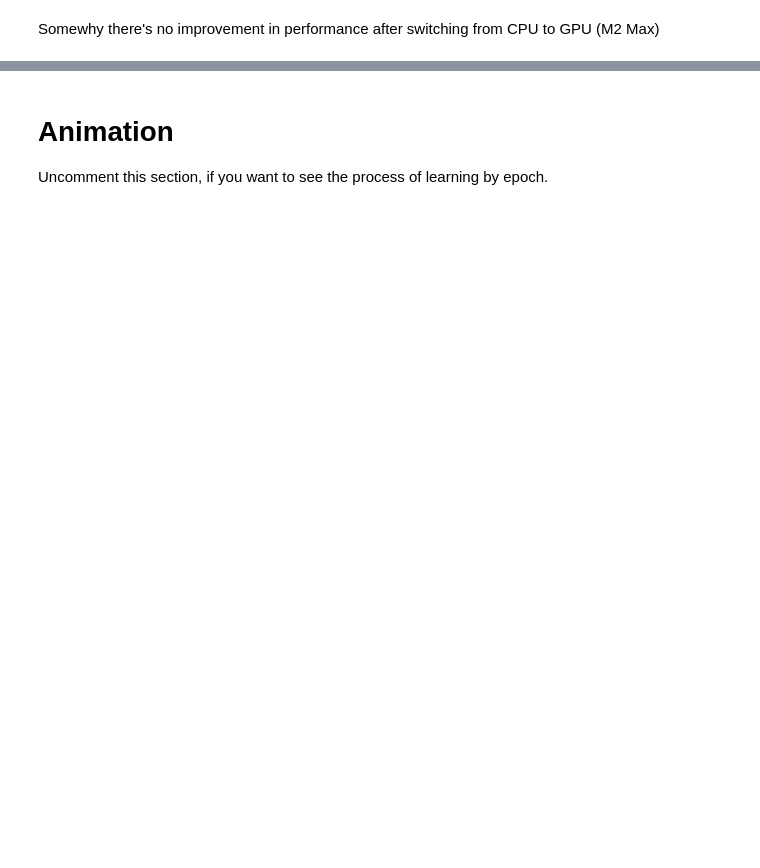
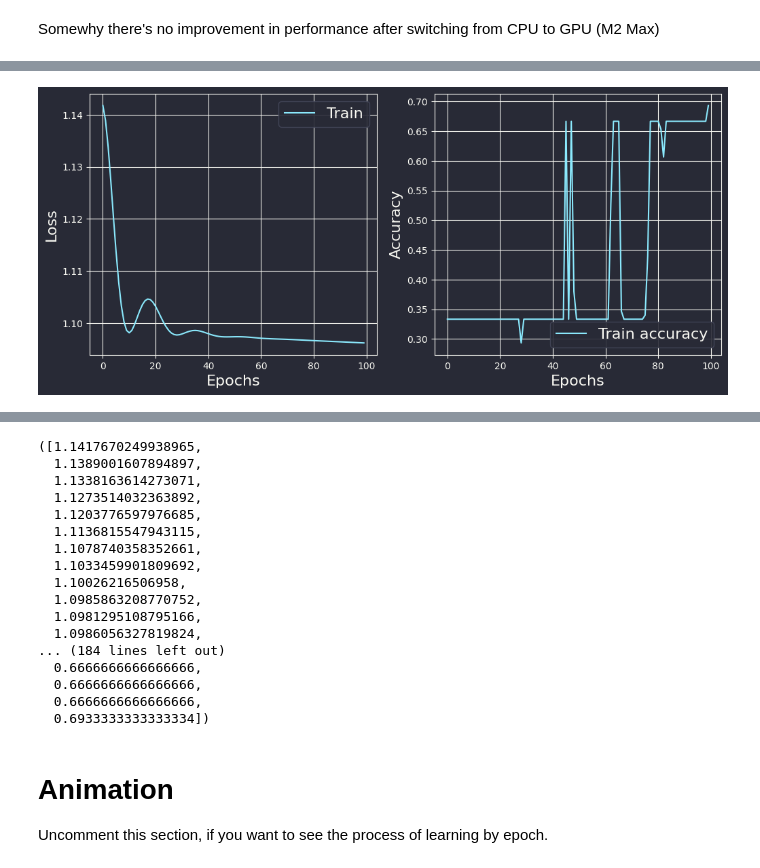
Before and after one commit to alex-werben/Deep-Learning, a Jupyter notebook: iris_classification.ipynb, the cells around one changed output, grey strips where cells are left out. Drawn from its saved outputs; the diff is of its cells as text; code cells hidden in the pictures; blank space fills up the shorter version.

```diff
--- a/iris_classification.ipynb
+++ b/iris_classification.ipynb
@@ -399,0 +412,20 @@ Somewhy there's no improvement in performance after switching from CPU to GPU (M
+# %%
+class ComplexClassifier(nn.Module):
+    def __init__(self):
+        super(ComplexClassifier, self).__init__()
+
+        self.layers = nn.Sequential(
+            nn.Linear(4, 128),
+            nn.Sigmoid(),
+            nn.Linear(128, 64),
+            nn.Sigmoid(),
+            nn.Linear(64, 32),
+            nn.Sigmoid(),
+            nn.Linear(32, 3),
+            nn.LogSoftmax()
+        )
+
+    def forward(self, input):
+        output = self.layers(input)
+
+        return output
@@ -399,0 +436,3 @@ Somewhy there's no improvement in performance after switching from CPU to GPU (M
+# %%
+complex_cls = ComplexClassifier()
+complex_cls.to(device=cpu_device)
@@ -399,0 +452,4 @@ Somewhy there's no improvement in performance after switching from CPU to GPU (M
+# %%
+%%time
+evaluate_performance(complex_cls, X, y, epochs=100)
+# %% [output]
@@ -399,0 +457 @@ Somewhy there's no improvement in performance after switching from CPU to GPU (M
+[figure, added]
@@ -400,3 +460,20 @@ Somewhy there's no improvement in performance after switching from CPU to GPU (M
+([1.1417670249938965,
+  1.1389001607894897,
+  1.1338163614273071,
+  1.1273514032363892,
+  1.1203776597976685,
+  1.1136815547943115,
+  1.1078740358352661,
+  1.1033459901809692,
+  1.10026216506958,
+  1.0985863208770752,
+  1.0981295108795166,
+  1.0986056327819824,
+... (184 lines left out)
+  0.6666666666666666,
+  0.6666666666666666,
+  0.6666666666666666,
+  0.6933333333333334])
 # %% [markdown]
 # Animation
 
```
Also changed, not shown: parts of 19 cells of this notebook.
